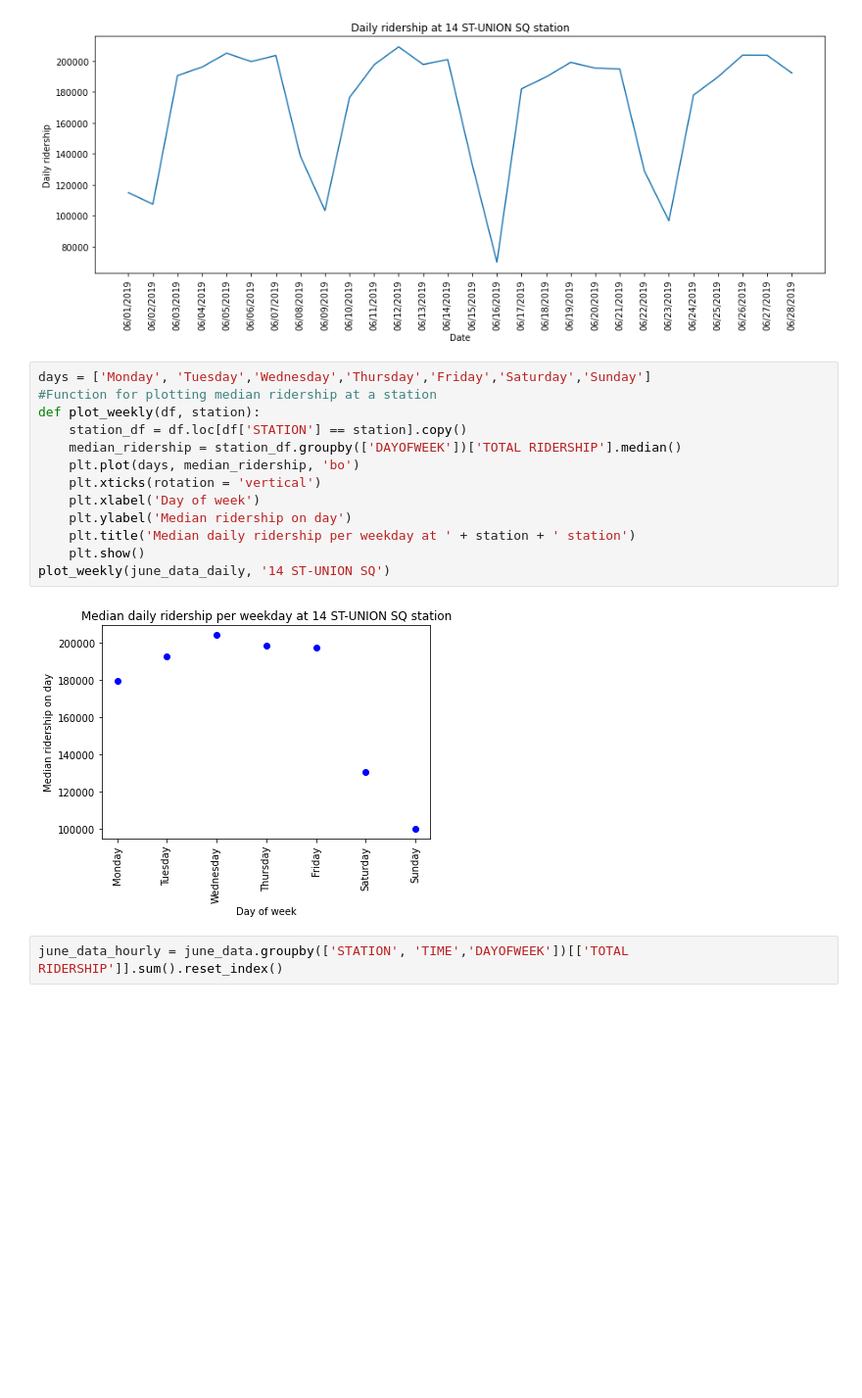
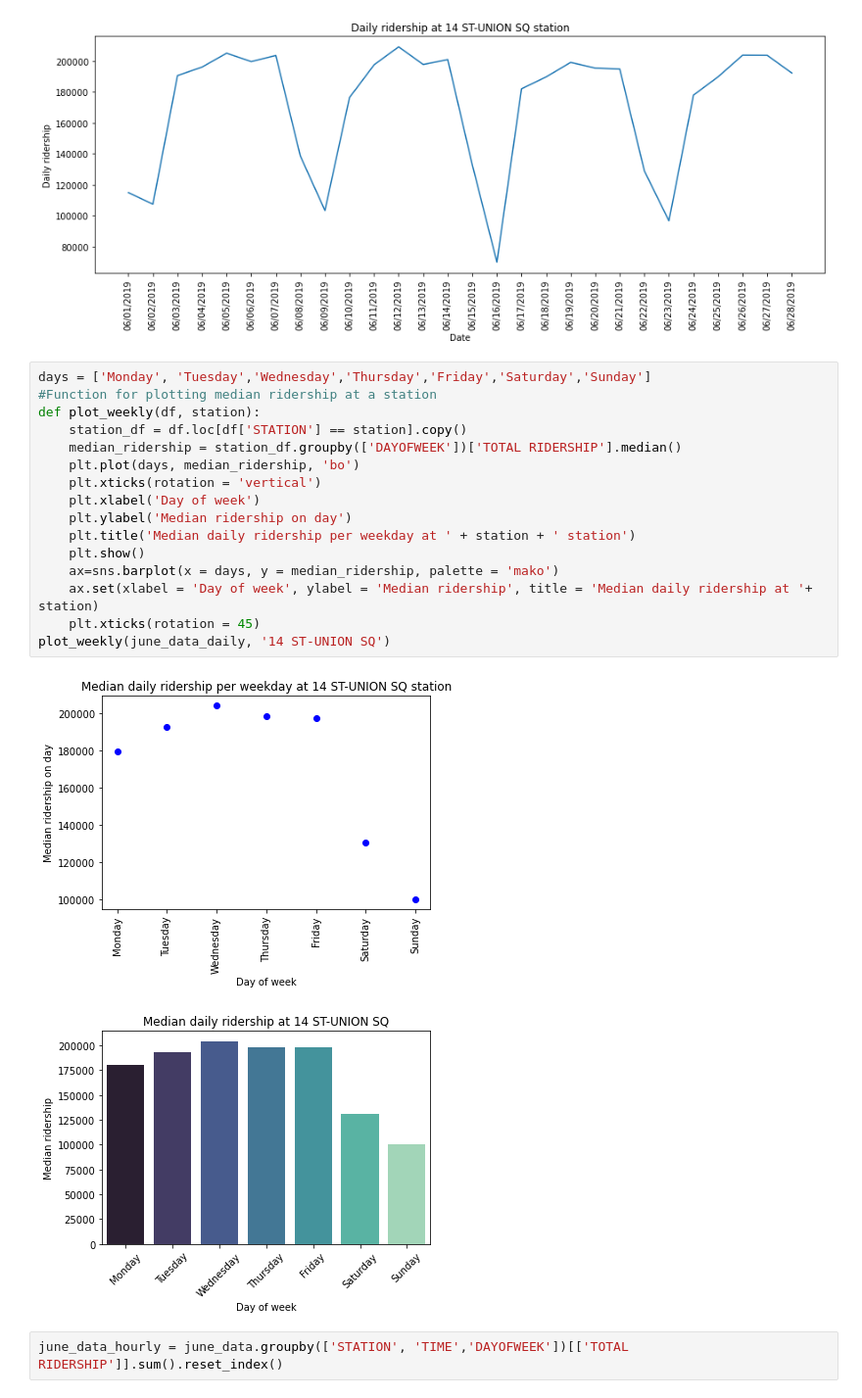
Before and after one commit to mattsegall/MTA-Project1, a Jupyter notebook: Time analysis.ipynb, the cells around one changed output. Shown at 98% size. Cells and saved outputs as stored; diff of their text form; blank space fills up the shorter version.

```diff
--- a/Time analysis.ipynb
+++ b/Time analysis.ipynb
@@ -105,18 +151,22 @@ plot_monthly_series(june_data_daily, '14 ST-UNION SQ')
 # %%
 days = ['Monday', 'Tuesday','Wednesday','Thursday','Friday','Saturday','Sunday']
 #Function for plotting median ridership at a station
 def plot_weekly(df, station):
     station_df = df.loc[df['STATION'] == station].copy()
     median_ridership = station_df.groupby(['DAYOFWEEK'])['TOTAL RIDERSHIP'].median()
     plt.plot(days, median_ridership, 'bo')
     plt.xticks(rotation = 'vertical')
     plt.xlabel('Day of week')
     plt.ylabel('Median ridership on day')
     plt.title('Median daily ridership per weekday at ' + station + ' station')
     plt.show()
+    ax=sns.barplot(x = days, y = median_ridership, palette = 'mako')
+    ax.set(xlabel = 'Day of week', ylabel = 'Median ridership', title = 'Median daily ridership at '+ station)
+    plt.xticks(rotation = 45)
 plot_weekly(june_data_daily, '14 ST-UNION SQ')
 # %% [output]
 [figure]
+[figure, added]
 # %%
 june_data_hourly = june_data.groupby(['STATION', 'TIME','DAYOFWEEK'])[['TOTAL RIDERSHIP']].sum().reset_index()
 # %%
```
Also changed, not shown: parts of 11 cells of this notebook.
